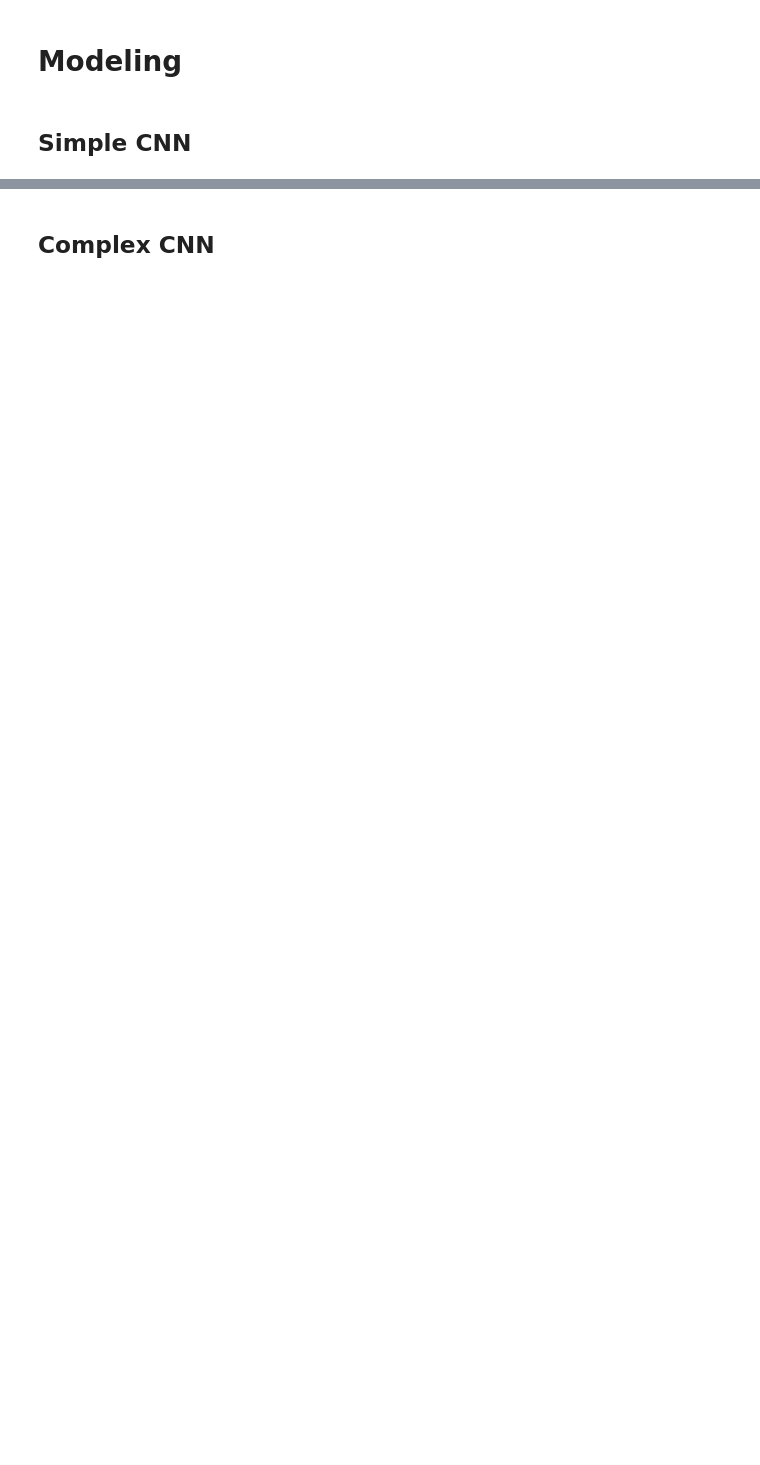
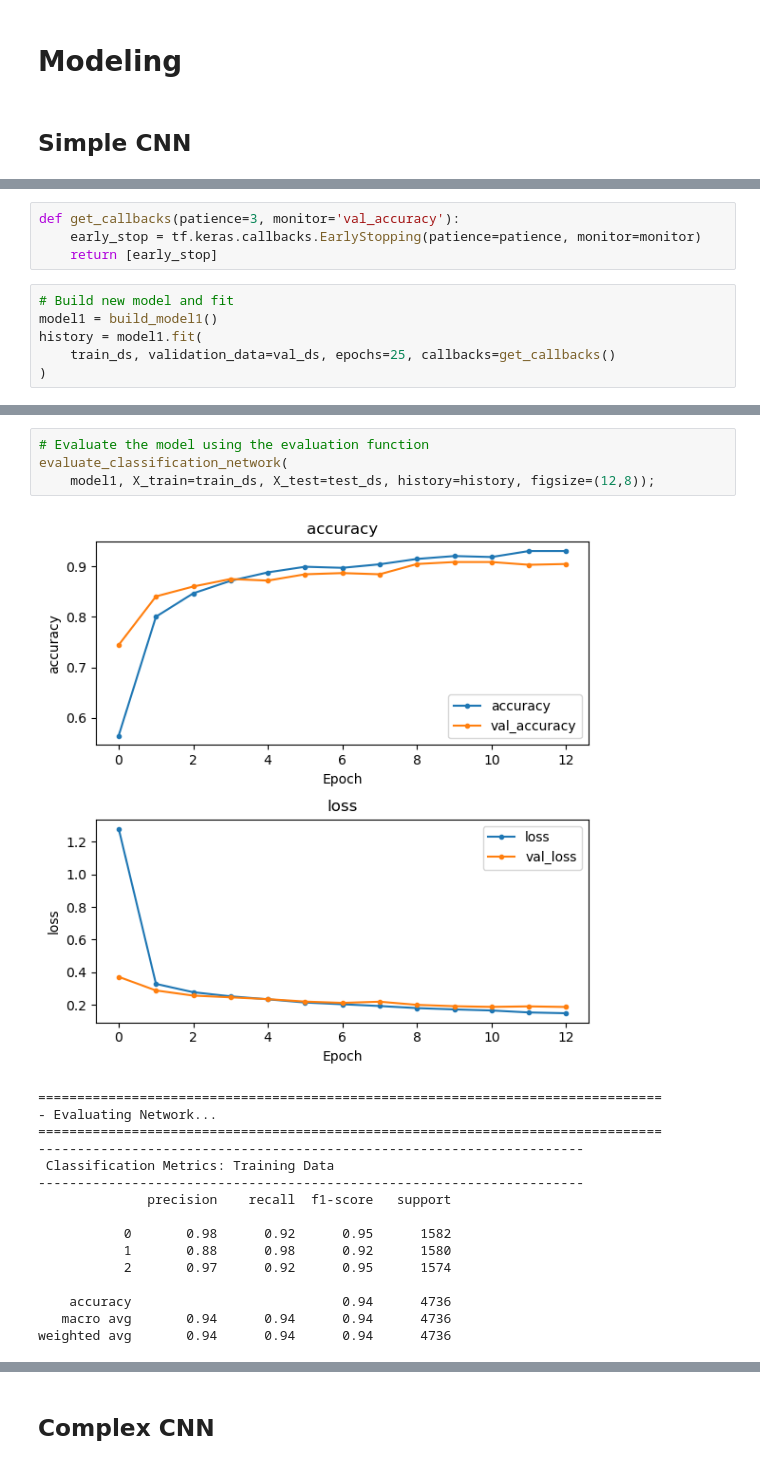
Before and after one commit to IndiaTJohnson/CNNs-and-Computer-Vision, a Jupyter notebook: Image Classification.ipynb, the cells around one changed output, grey strips where cells are left out. Saved outputs shown, nothing was run; the diff lists cells and outputs as text; blank space fills up the shorter version.

```diff
--- a/Image Classification.ipynb
+++ b/Image Classification.ipynb
@@ -496,0 +492,10 @@ history = model2.fit(
+# %%
+def get_callbacks(patience=3, monitor='val_accuracy'):
+    early_stop = tf.keras.callbacks.EarlyStopping(patience=patience, monitor=monitor)
+    return [early_stop]
+# %%
+# Build new model and fit
+model1 = build_model1()
+history = model1.fit(
+    train_ds, validation_data=val_ds, epochs=25, callbacks=get_callbacks()
+)
@@ -496,0 +520,21 @@ history = model2.fit(
+# %%
+# Evaluate the model using the evaluation function
+evaluate_classification_network(
+    model1, X_train=train_ds, X_test=test_ds, history=history, figsize=(12,8));
+# %% [output]
+[figure, added]
+================================================================================
+- Evaluating Network...
+================================================================================
+----------------------------------------------------------------------
+ Classification Metrics: Training Data
+----------------------------------------------------------------------
+              precision    recall  f1-score   support
+
+           0       0.98      0.92      0.95      1582
+           1       0.88      0.98      0.92      1580
+           2       0.97      0.92      0.95      1574
+
+    accuracy                           0.94      4736
+   macro avg       0.94      0.94      0.94      4736
+weighted avg       0.94      0.94      0.94      4736
```
Also changed, not shown: parts of 48 cells of this notebook, 1 other file.
